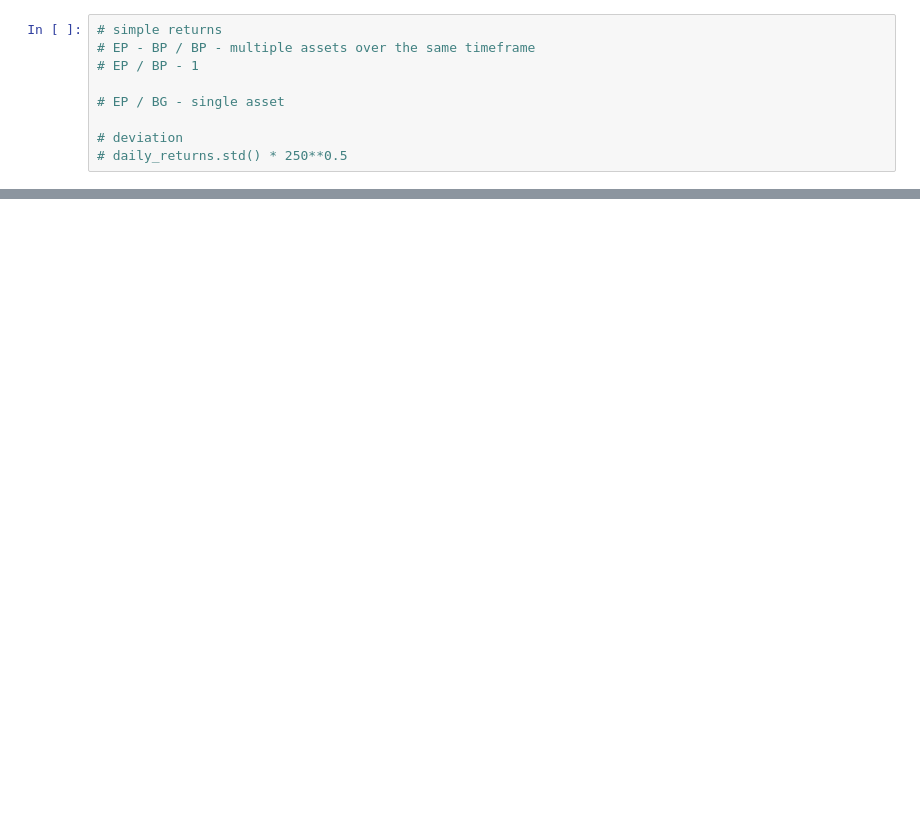
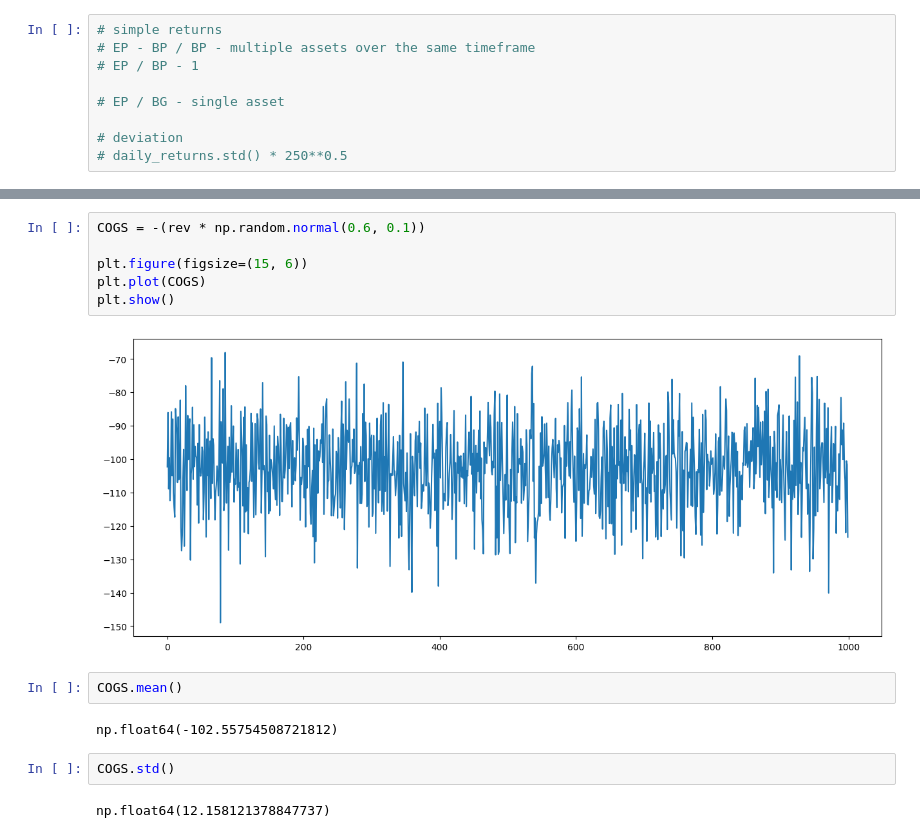
Before and after one commit to Rainspistols/Python-for-Finance, a Jupyter notebook: some.ipynb, the cells around one changed output, grey strips where cells are left out. Cells and saved outputs as stored; diff of their text form; blank space fills up the shorter version.

```diff
--- a/some.ipynb
+++ b/some.ipynb
@@ -36,0 +47,16 @@ pf_data
+# %%
+COGS = -(rev * np.random.normal(0.6, 0.1))
+
+plt.figure(figsize=(15, 6))
+plt.plot(COGS)
+plt.show()
+# %% [output]
+[figure, added]
+# %%
+COGS.mean()
+# %% [output]
+np.float64(-102.55754508721812)
+# %%
+COGS.std()
+# %% [output]
+np.float64(12.158121378847737)
```
Also changed, not shown: parts of 3 cells of this notebook.
